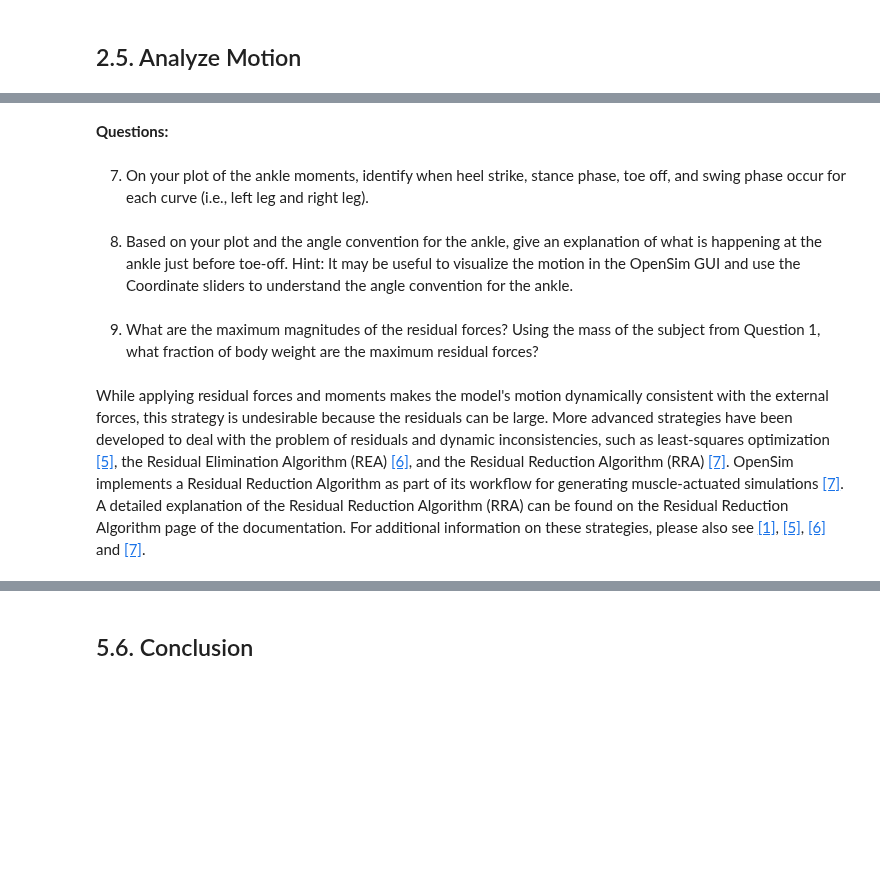
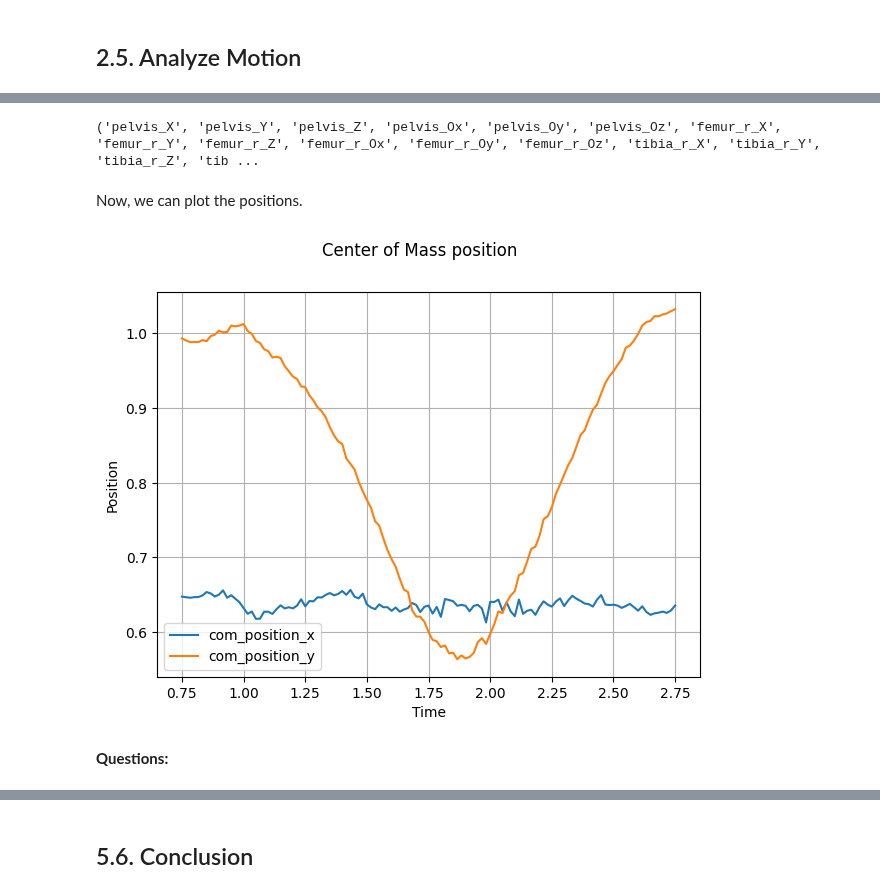
Before and after one commit to opensim-org/CMBBE2024, a Jupyter notebook: Demo2_OpenSimIKPipeline/Demo 2 - Preview, Inverse Kinematics and Analysis.ipynb, the cells around one changed output, grey strips where cells are left out. Drawn from its saved outputs; the diff is of its cells as text; code cells hidden in the pictures; blank space fills up the shorter version.

```diff
--- a/Demo2_OpenSimIKPipeline/Demo 2 - Preview, Inverse Kinematics and Analysis.ipynb
+++ b/Demo2_OpenSimIKPipeline/Demo 2 - Preview, Inverse Kinematics and Analysis.ipynb
@@ -425,11 +360,38 @@ plt.subplots_adjust(wspace=0.5, hspace=0.5)
+# %%
+# Use the TableProcessor to read the results file.
+table = osim.TableProcessor("/content/LaiArnoldModified2017_poly_withArms_weldHand_scaled_BodyKinematics_pos_global.sto")
+# Process the file.
+tableID = table.process()
+# Print labels for each column.
+print(tableID.getColumnLabels())
+# %% [output]
+('pelvis_X', 'pelvis_Y', 'pelvis_Z', 'pelvis_Ox', 'pelvis_Oy', 'pelvis_Oz', 'femur_r_X', 'femur_r_Y', 'femur_r_Z', 'femur_r_Ox', 'femur_r_Oy', 'femur_r_Oz', 'tibia_r_X', 'tibia_r_Y', 'tibia_r_Z', 'tib ...
+# %%
+# Get columns we want to represent, and the independent column (Time).
+com_x_acc = tableID.getDependentColumn('center_of_mass_X')
+com_y_acc = tableID.getDependentColumn('center_of_mass_Y')
+x_time = tableID.getIndependentColumn()
+# %% [markdown]
+Now, we can plot the positions.
+# %%
+import matplotlib.pyplot as plt
+import numpy as np
+
+# Create six subplots, with 2 rows and 3 columns.
+fig, axs = plt.subplots(1, 1, figsize=(7, 5))
+fig.suptitle('Center of Mass position')
+
+# Plot the knee angles on the first subplot.
+axs.plot(x_time, com_x_acc.to_numpy(), label='com_position_x')
+axs.plot(x_time, com_y_acc.to_numpy(), label='com_position_y')
+axs.set_xlabel('Time')
+axs.set_ylabel('Position')
+axs.grid()
+axs.legend()
+
+# Set the spacing between subplots
+plt.subplots_adjust(wspace=0.5, hspace=0.5)
+# %% [output]
+[figure, added]
 # %% [markdown]
 **Questions:**
-# %% [markdown]
-7. On your plot of the ankle moments, identify when heel strike, stance phase, toe off, and swing phase occur for each curve (i.e., left leg and right leg).
-# %% [markdown]
-8. Based on your plot and the angle convention for the ankle, give an explanation of what is happening at the ankle just before toe-off.
-Hint: It may be useful to visualize the motion in the OpenSim GUI and use the Coordinate sliders to understand the angle convention for the ankle.
-# %% [markdown]
-9. What are the maximum magnitudes of the residual forces? Using the mass of the subject from Question 1, what fraction of body weight are the maximum residual forces?
-# %% [markdown]
-While applying residual forces and moments makes the model's motion dynamically consistent with the external forces, this strategy is undesirable because the residuals can be large. More advanced strategies have been developed to deal with the problem of residuals and dynamic inconsistencies, such as least-squares optimization [[5]](https://doi.org/10.1115/1.2834295), the Residual Elimination Algorithm (REA) [[6]](https://doi.org/10.1016/j.jbiomech.2005.02.010), and the Residual Reduction Algorithm (RRA) [[7]](https://bcats.stanford.edu/previous_bcats/bcats06/pdf/BCATS_2006_abstract_book.pdf#page=31). OpenSim implements a Residual Reduction Algorithm as part of its workflow for generating muscle-actuated simulations [[7]](https://bcats.stanford.edu/previous_bcats/bcats06/pdf/BCATS_2006_abstract_book.pdf#page=31). A detailed explanation of the Residual Reduction Algorithm (RRA) can be found on the Residual Reduction Algorithm page of the documentation. For additional information on these strategies, please also see [[1]](https://doi.org/10.1080/10255842.2011.627560), [[5]](https://doi.org/10.1115/1.2834295), [[6]](https://doi.org/10.1016/j.jbiomech.2005.02.010) and [[7]](https://bcats.stanford.edu/previous_bcats/bcats06/pdf/BCATS_2006_abstract_book.pdf#page=31).
```
Also changed, not shown: parts of 40 cells of this notebook.
